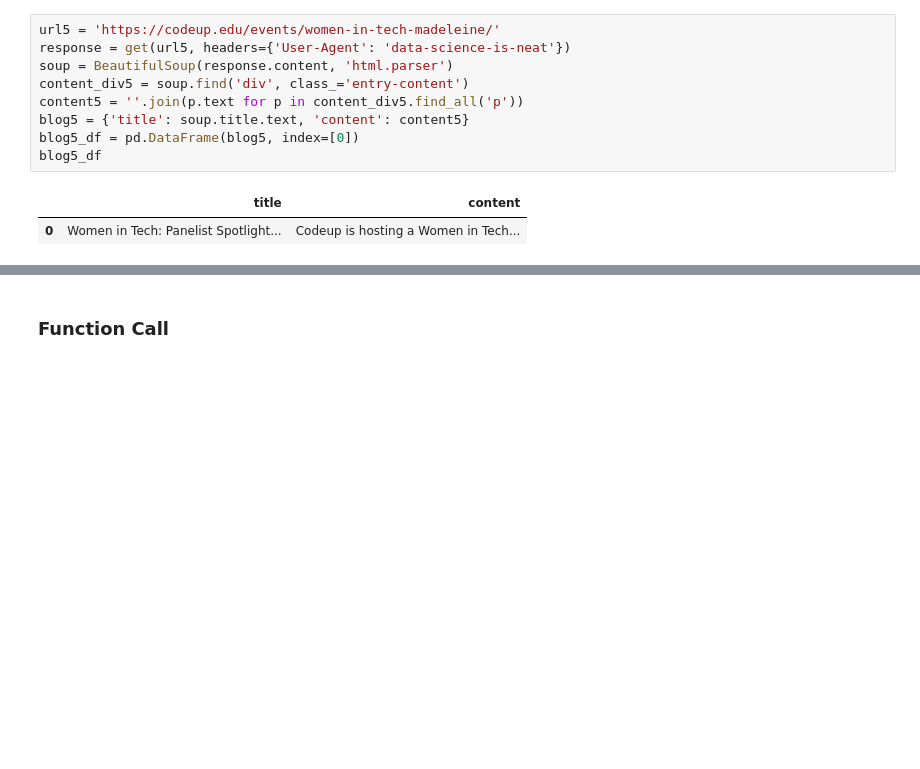
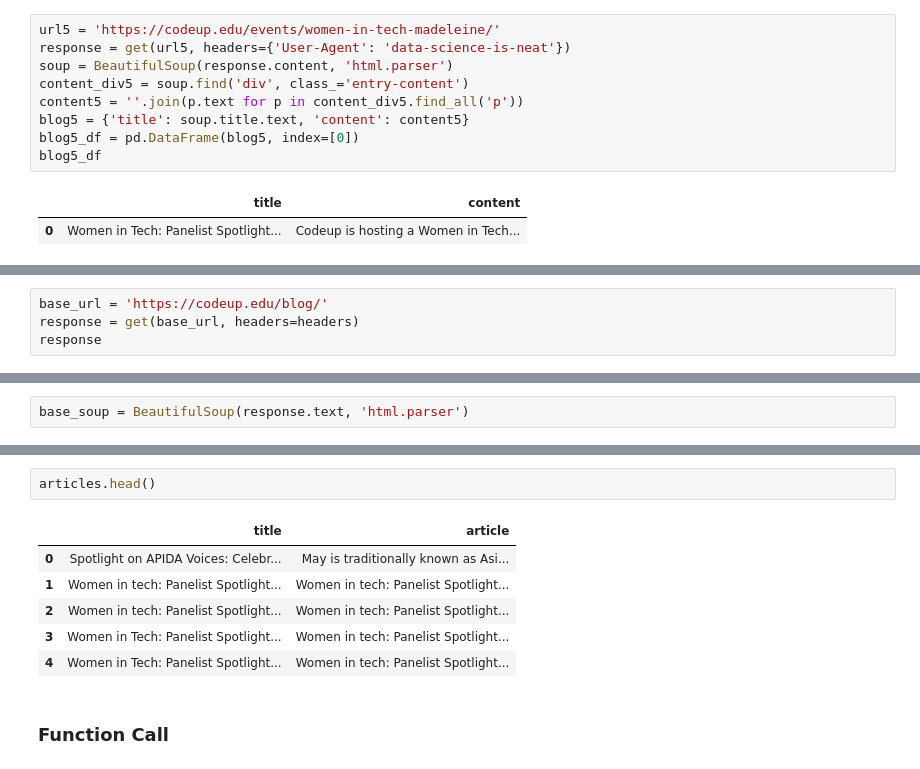
Before and after one commit to Joshua-Click/natural-language-processing-exercises, a Jupyter notebook: blog_articles.ipynb, the cells around one changed output, grey strips where cells are left out. Saved outputs shown, nothing was run; the diff lists cells and outputs as text; blank space fills up the shorter version.

```diff
--- a/blog_articles.ipynb
+++ b/blog_articles.ipynb
@@ -120,0 +128,4 @@ blog5_df
+# %%
+base_url = 'https://codeup.edu/blog/'
+response = get(base_url, headers=headers)
+response
@@ -120,0 +134,2 @@ blog5_df
+# %%
+base_soup = BeautifulSoup(response.text, 'html.parser')
@@ -121,2 +174,11 @@ blog5_df
+# %%
+articles.head()
+# %% [output]
+|  | title | article |
+| 0 | Spotlight on APIDA Voices: Celebr... | May is traditionally known as Asi... |
+| 1 | Women in tech: Panelist Spotlight... | Women in tech: Panelist Spotlight... |
+| 2 | Women in tech: Panelist Spotlight... | Women in tech: Panelist Spotlight... |
+| 3 | Women in Tech: Panelist Spotlight... | Women in tech: Panelist Spotlight... |
+| 4 | Women in Tech: Panelist Spotlight... | Women in tech: Panelist Spotlight... |
 # %% [markdown]
 ### Function Call
```
Also changed, not shown: parts of 22 cells of this notebook.
